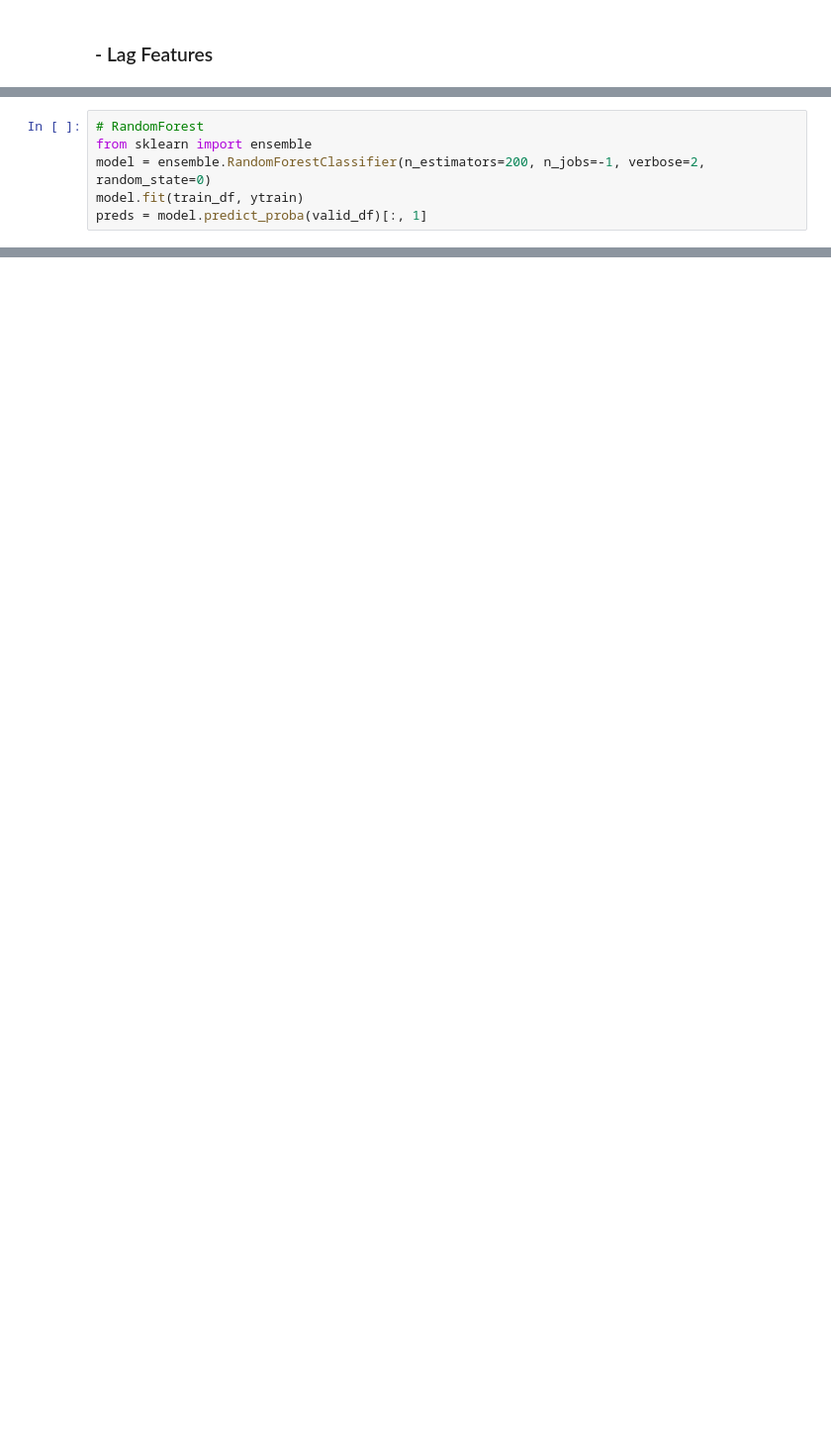
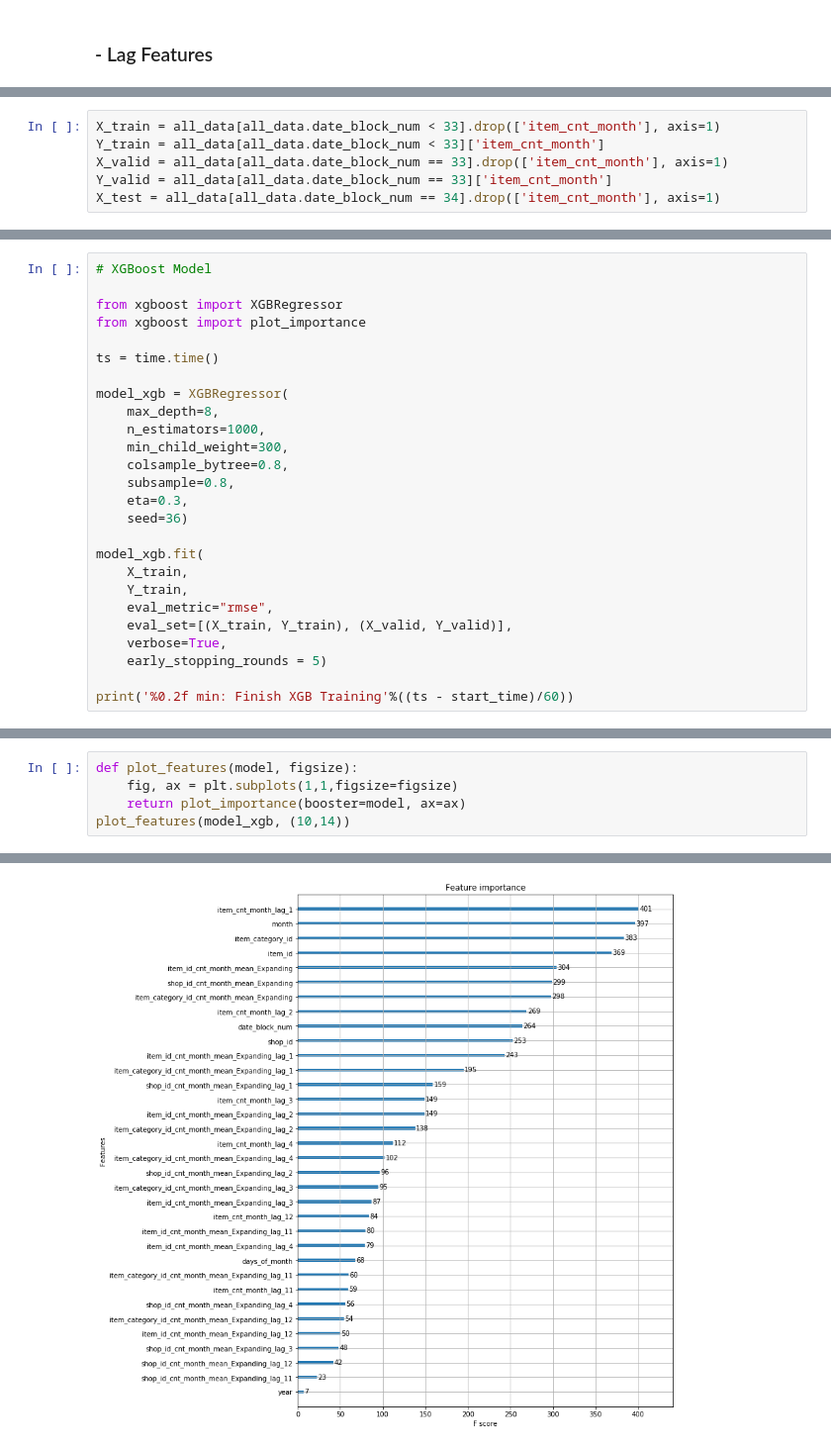
Before and after one commit to davidhoga89/Data_Science_Kaggle, a Jupyter notebook: Final_Project/Final_Project_Kaggle_Coursera.ipynb, the cells around one changed output, grey strips where cells are left out. Shown: that part at 99% size. Cells and saved outputs as stored; diff of their text form; blank space fills up the shorter version.

Commit message:
final_project finished with saved model XGB

```diff
--- a/Final_Project/Final_Project_Kaggle_Coursera.ipynb
+++ b/Final_Project/Final_Project_Kaggle_Coursera.ipynb
@@ -202,6 +390,0 @@ for lag in lags:
-# %%
-# RandomForest
-from sklearn import ensemble
-model = ensemble.RandomForestClassifier(n_estimators=200, n_jobs=-1, verbose=2, random_state=0)
-model.fit(train_df, ytrain)
-preds = model.predict_proba(valid_df)[:, 1]
@@ -208 +521,7 @@ preds = model.predict_proba(valid_df)[:, 1]
+# %%
+X_train = all_data[all_data.date_block_num < 33].drop(['item_cnt_month'], axis=1)
+Y_train = all_data[all_data.date_block_num < 33]['item_cnt_month']
+X_valid = all_data[all_data.date_block_num == 33].drop(['item_cnt_month'], axis=1)
+Y_valid = all_data[all_data.date_block_num == 33]['item_cnt_month']
+X_test = all_data[all_data.date_block_num == 34].drop(['item_cnt_month'], axis=1)
 # %% [markdown]
@@ -260,0 +549,26 @@ https://towardsdatascience.com/how-not-to-use-machine-learning-for-time-series-f
+# %%
+# XGBoost Model
+
+from xgboost import XGBRegressor
+from xgboost import plot_importance
+
+ts = time.time()
+
+model_xgb = XGBRegressor(
+    max_depth=8,
+    n_estimators=1000,
+    min_child_weight=300,
+    colsample_bytree=0.8,
+    subsample=0.8,
+    eta=0.3,
+    seed=36)
+
+model_xgb.fit(
+    X_train,
+    Y_train,
+    eval_metric="rmse",
+    eval_set=[(X_train, Y_train), (X_valid, Y_valid)],
+    verbose=True,
+    early_stopping_rounds = 5)
+
+print('%0.2f min: Finish XGB Training'%((ts - start_time)/60))
@@ -260,0 +602,6 @@ https://towardsdatascience.com/how-not-to-use-machine-learning-for-time-series-f
+# %%
+def plot_features(model, figsize):
+    fig, ax = plt.subplots(1,1,figsize=figsize)
+    return plot_importance(booster=model, ax=ax)
+plot_features(model_xgb, (10,14))
+# %% [output]
@@ -260,0 +609 @@ https://towardsdatascience.com/how-not-to-use-machine-learning-for-time-series-f
+[figure, added]
```
Also changed, not shown: parts of 62 cells of this notebook, 2 other files.
